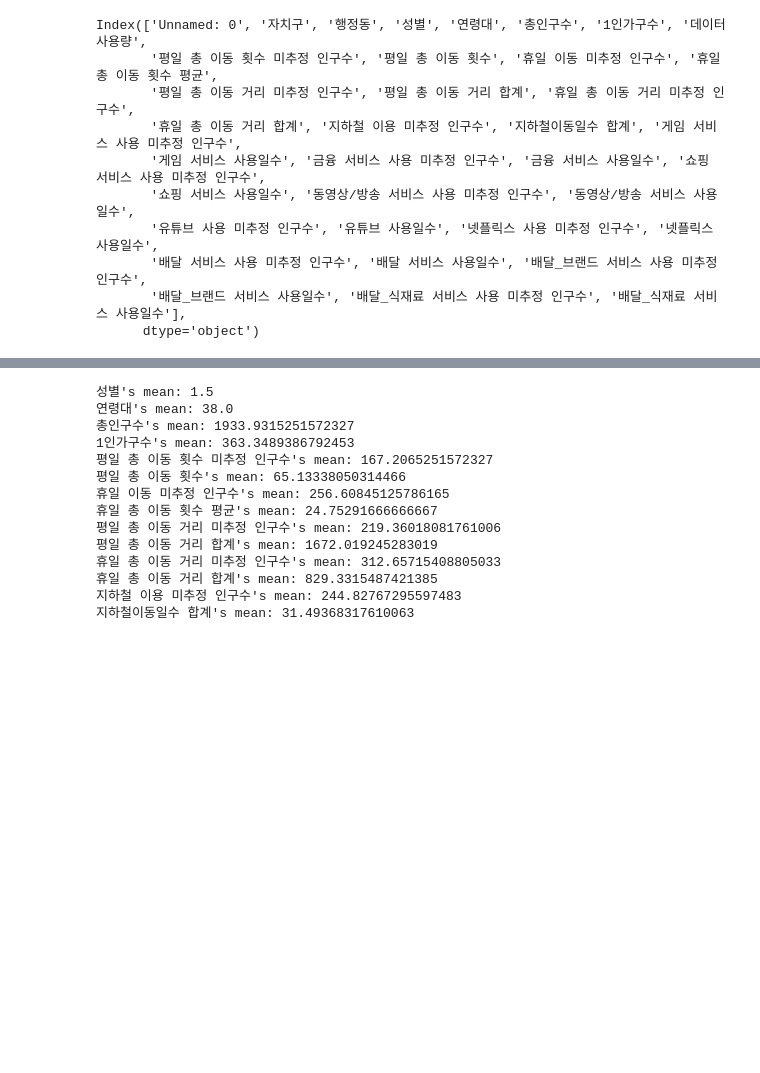
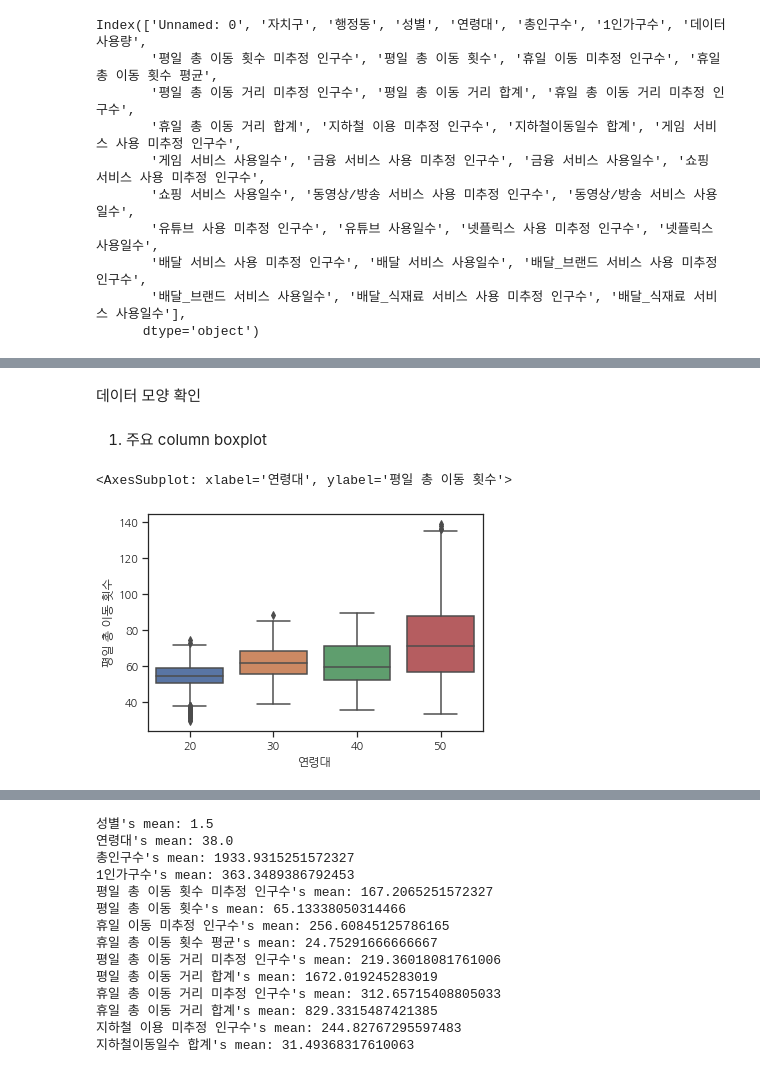
Before and after one commit to SeongyuMoon/SDA_Term_Project, a Jupyter notebook: train_eda.ipynb, the cells around one changed output, grey strips where cells are left out. Saved outputs shown, nothing was run; the diff lists cells and outputs as text; code cells hidden in the pictures; blank space fills up the shorter version.

```diff
--- a/train_eda.ipynb
+++ b/train_eda.ipynb
@@ -41,0 +37,9 @@ data = data[['자치구', '행정동', '성별', '연령대', '총인구수', '1
+# %% [markdown]
+데이터 모양 확인
+# %% [markdown]
+1. 주요 column boxplot
+# %%
+sns.boxplot(x = "연령대", y = "평일 총 이동 횟수", data = data)
+# %% [output]
+<AxesSubplot: xlabel='연령대', ylabel='평일 총 이동 횟수'>
+[figure, added]
```
Also changed, not shown: parts of 51 cells of this notebook.
